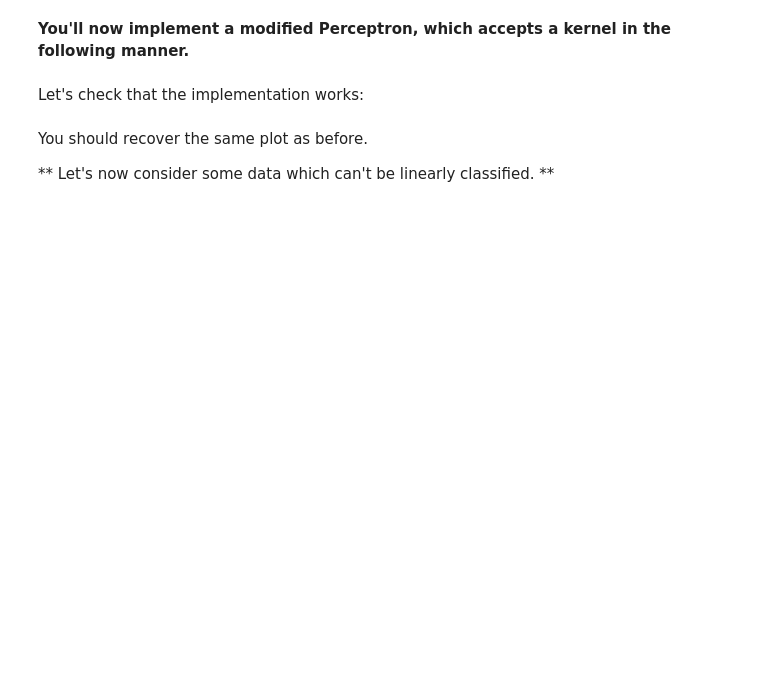
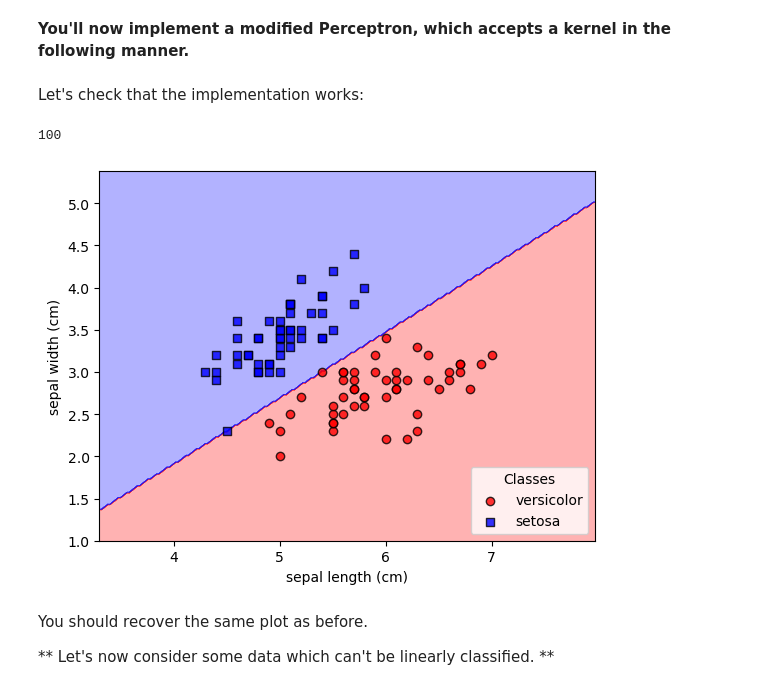
Before and after one commit to AugustinCablant/3A-class, a Jupyter notebook: ML/KernelPerceptron.ipynb, the cells around one changed output. Drawn from its saved outputs; the diff is of its cells as text; code cells hidden in the pictures; blank space fills up the shorter version.

```diff
--- a/ML/KernelPerceptron.ipynb
+++ b/ML/KernelPerceptron.ipynb
@@ -243,6 +239,8 @@ IndexError: boolean index did not match indexed array along dimension 0; dimensi
 # %% [markdown]
 **You'll now implement a modified Perceptron, which accepts a kernel in the following manner.**
 # %%
+import numpy as np
+
 def K_standard(u, v):
     return u.dot(v.T)
 
@@ -271,6 +269,15 @@ class KernelPerceptron:
         self.eta = eta
         self.n_iter = n_iter
         self.K = K
+        self.errors_ = []
+
+    def net_input(self, x):
+        """ Calculate net input """
+        ### YOUR CODE HERE ###
+        result = 0
+        for j in range(0, self.n_):
+            result += self.K(x, self.X[j]) * self.alpha[j]
+        return result + self.b_
 
     def fit(self, X, y):
         """Fit training data.
@@ -289,23 +296,27 @@ class KernelPerceptron:
 
         """
         ### YOUR CODE HERE ###
-
+        self.alpha = np.zeros(X.shape[0])
+        self.n_ = X.shape[0]
+        self.X = X
+        self.y = y
+        self.b_ = 0
 
         for _ in range(self.n_iter):
             errors = 0
-            for k in range(0, self.n_):
+            for i in range(0, self.n_):
                 ### YOUR CODE HERE ###
+                y_hat = self.predict(self.X[i])
+                if y_hat != self.y[i]:
+                    self.alpha[i] = self.alpha[i] + self.eta * self.y[i]
+                    self.b_ = self.b_ + self.eta * self.y[i]
+                    errors += 1
 
             if errors == 0:
                 return self
-
             self.errors_.append(errors)
-
         return self
 
-    def net_input(self, x):
-        """ Calculate net input """
-        ### YOUR CODE HERE ###
 
     def predict(self, X):
         """ Return class label after unit step """
@@ -313,14 +324,17 @@ class KernelPerceptron:
 # %% [markdown]
 Let's check that the implementation works:
 # %%
-KernelP_standard = KernelPerceptron()
+KernelP_standard = KernelPerceptron(n_iter = 10 ** 3)
 KernelP_standard.fit(X, y)
 
-plot_decision_regions(X, y, classifier=KernelP_standard)
+plot_decision_regions(X, y, classifier = KernelP_standard)
 plt.xlabel(iris.feature_names[0])
 plt.ylabel(iris.feature_names[1])
 plt.legend([iris.target_names[1], iris.target_names[0]], loc="lower right", title="Classes")
 plt.show()
+# %% [output]
+100
+[figure, added]
 # %% [markdown]
 You should recover the same plot as before.
 
```
Also changed, not shown: parts of 7 cells of this notebook.
